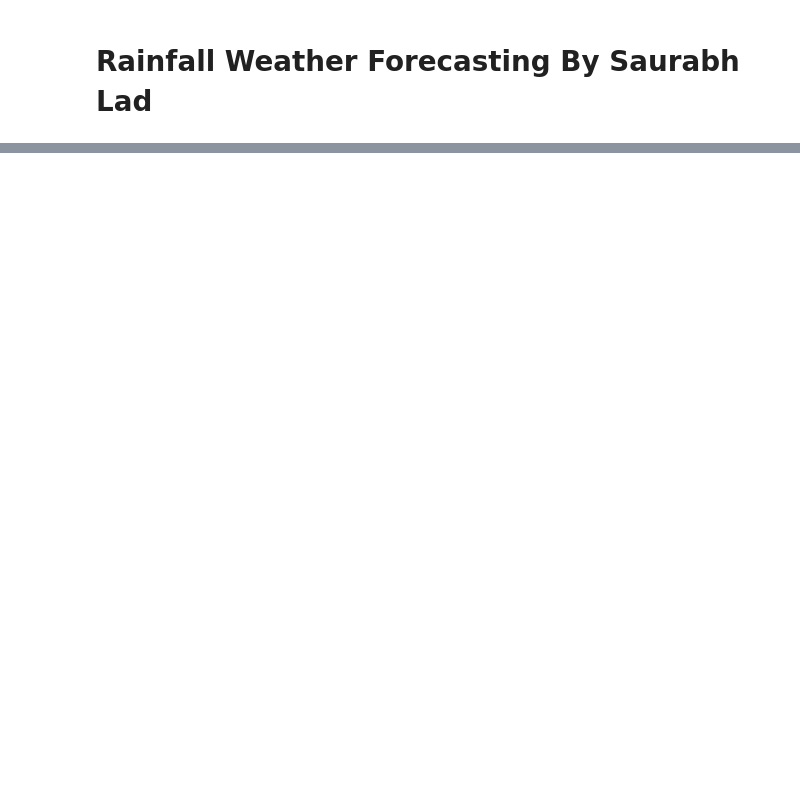
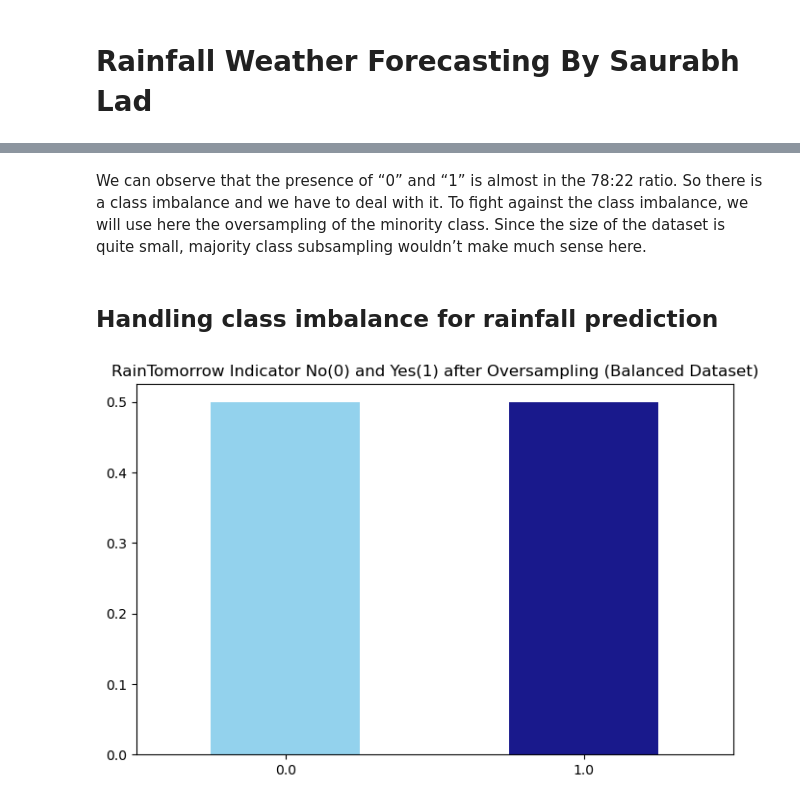
Before and after one commit to saurabhlad10/Internship, a Jupyter notebook: Third-Phase-Projects/Rainfall Weather Forecasting/Rainfall Weather Forecasting Project By Saurabh Lad.ipynb, the cells around one changed output, grey strips where cells are left out. Drawn from its saved outputs; the diff is of its cells as text; code cells hidden in the pictures; blank space fills up the shorter version.

```diff
--- a/Third-Phase-Projects/Rainfall Weather Forecasting/Rainfall Weather Forecasting Project By Saurabh Lad.ipynb
+++ b/Third-Phase-Projects/Rainfall Weather Forecasting/Rainfall Weather Forecasting Project By Saurabh Lad.ipynb
@@ -145,0 +82,18 @@ memory usage: 1.2+ MB
+# %% [markdown]
+We can observe that the presence of “0” and “1” is almost in the 78:22 ratio. So there is a class imbalance and we have to deal with it. To fight against the class imbalance, we will use here the oversampling of the minority class. Since the size of the dataset is quite small, majority class subsampling wouldn’t make much sense here.
+# %% [markdown]
+## Handling class imbalance for rainfall prediction
+# %%
+
+
+no = df[df.RainTomorrow == 0]
+yes = df[df.RainTomorrow == 1]
+yes_oversampled = resample(yes, replace=True, n_samples=len(no), random_state=123)
+oversampled = pd.concat([no, yes_oversampled])
+
+fig = plt.figure(figsize = (8,5))
+oversampled.RainTomorrow.value_counts(normalize = True).plot(kind='bar', color= ['skyblue','navy'], alpha = 0.9, rot=0)
+plt.title('RainTomorrow Indicator No(0) and Yes(1) after Oversampling (Balanced Dataset)')
+plt.show()
+# %% [output]
+[figure, added]
```
Also changed, not shown: parts of 74 cells of this notebook, 2 other files.
